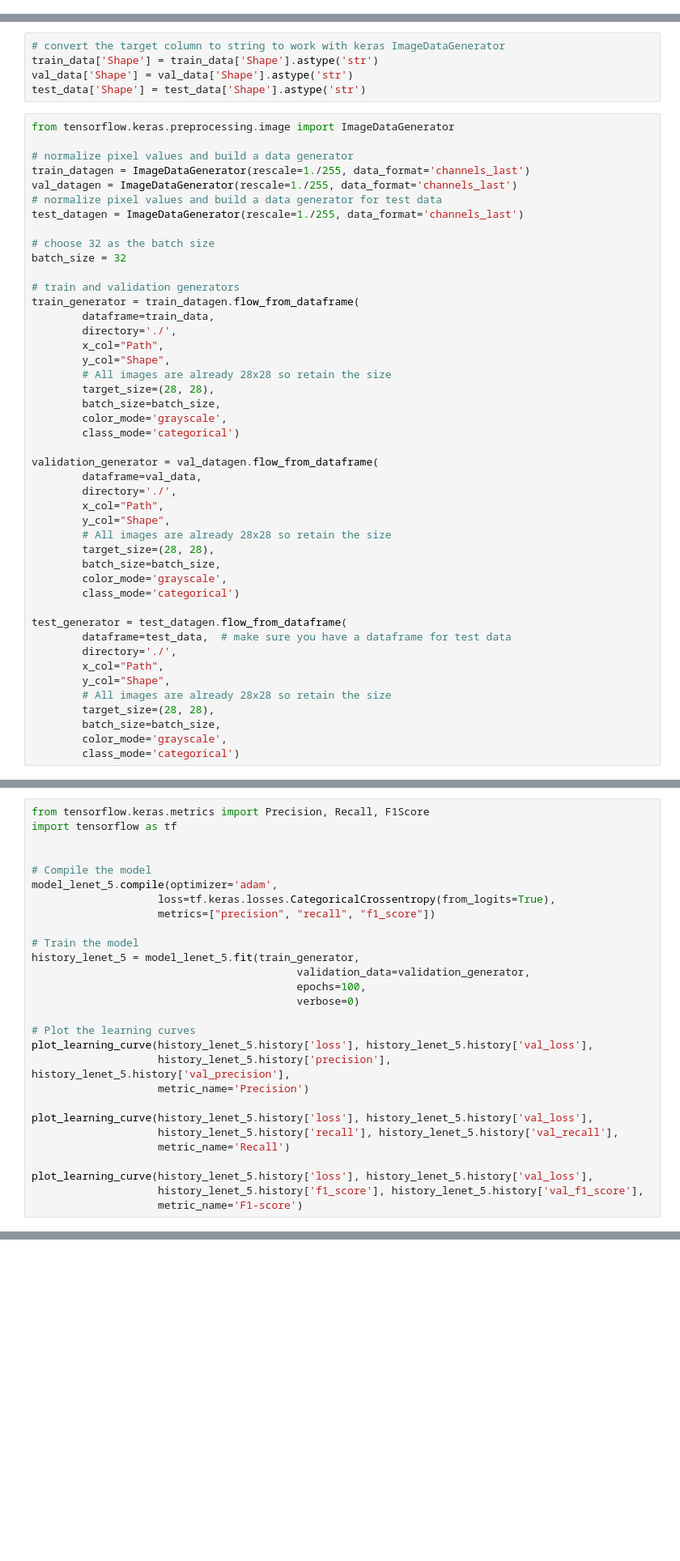
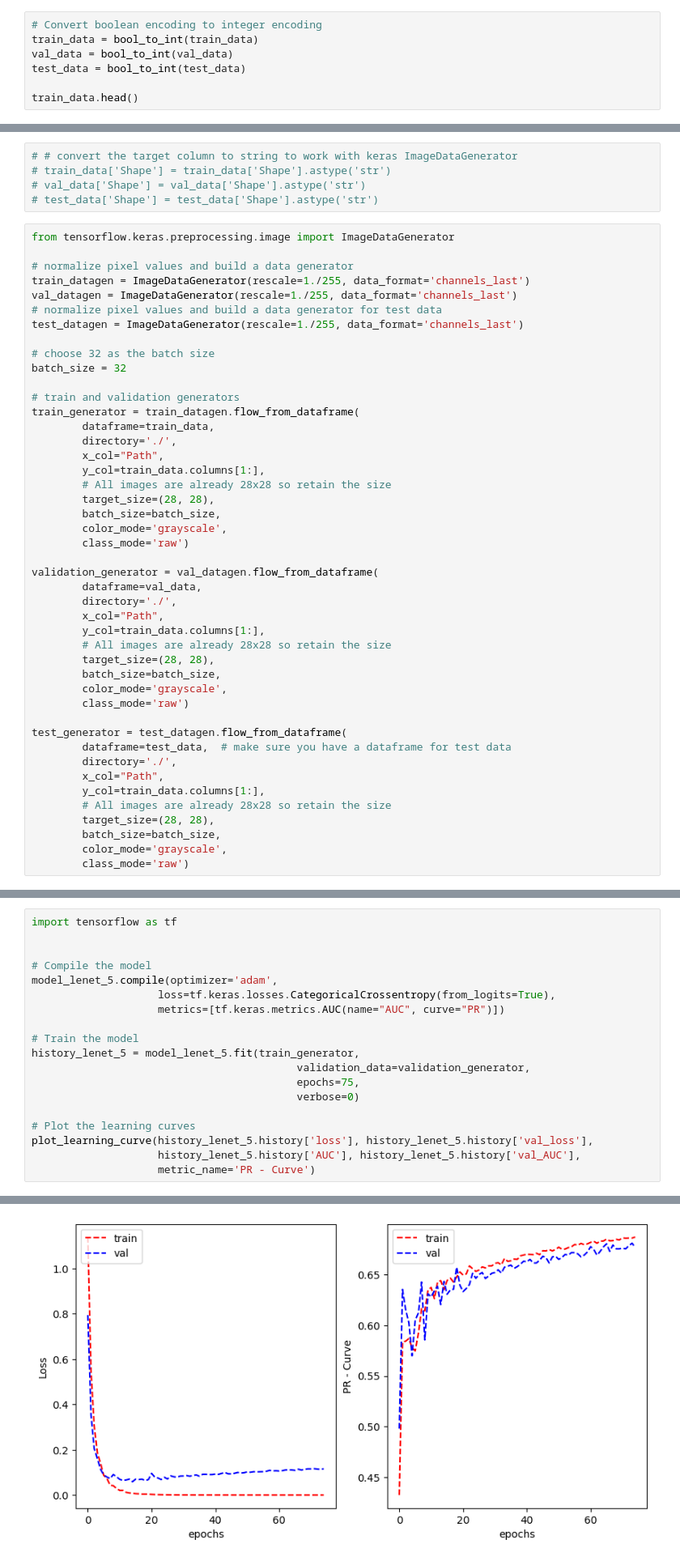
Before and after one commit to ashwin-sreejith/Traffic_Sign_Detection, a Jupyter notebook: cnn.ipynb, the cells around one changed output, grey strips where cells are left out. Shown at 81% size. Saved outputs shown, nothing was run; the diff lists cells and outputs as text; blank space fills up the shorter version.

```diff
--- a/cnn.ipynb
+++ b/cnn.ipynb
@@ -57,0 +75,7 @@ Train data : 2219, Val Data: 740, Test Data: 740
+# %%
+# Convert boolean encoding to integer encoding
+train_data = bool_to_int(train_data)
+val_data = bool_to_int(val_data)
+test_data = bool_to_int(test_data)
+
+train_data.head()
@@ -58,8 +89,8 @@ Train data : 2219, Val Data: 740, Test Data: 740
 # %%
-# convert the target column to string to work with keras ImageDataGenerator
-train_data['Shape'] = train_data['Shape'].astype('str')
-val_data['Shape'] = val_data['Shape'].astype('str')
-test_data['Shape'] = test_data['Shape'].astype('str')
+# # convert the target column to string to work with keras ImageDataGenerator
+# train_data['Shape'] = train_data['Shape'].astype('str')
+# val_data['Shape'] = val_data['Shape'].astype('str')
+# test_data['Shape'] = test_data['Shape'].astype('str')
 # %%
 from tensorflow.keras.preprocessing.image import ImageDataGenerator
 
@@ -77,32 +108,32 @@ train_generator = train_datagen.flow_from_dataframe(
         dataframe=train_data,
         directory='./',
         x_col="Path",
-        y_col="Shape",
+        y_col=train_data.columns[1:],
         # All images are already 28x28 so retain the size
         target_size=(28, 28),
         batch_size=batch_size,
         color_mode='grayscale',
-        class_mode='categorical')
+        class_mode='raw')
 
 validation_generator = val_datagen.flow_from_dataframe(
         dataframe=val_data,
         directory='./',
         x_col="Path",
-        y_col="Shape",
+        y_col=train_data.columns[1:],
         # All images are already 28x28 so retain the size
         target_size=(28, 28),
         batch_size=batch_size,
         color_mode='grayscale',
-        class_mode='categorical')
+        class_mode='raw')
 
 test_generator = test_datagen.flow_from_dataframe(
         dataframe=test_data,  # make sure you have a dataframe for test data
         directory='./',
         x_col="Path",
-        y_col="Shape",
+        y_col=train_data.columns[1:],
         # All images are already 28x28 so retain the size
         target_size=(28, 28),
         batch_size=batch_size,
         color_mode='grayscale',
-        class_mode='categorical')
+        class_mode='raw')
 # %% [output]
@@ -169,31 +203,22 @@ We have decided to follow the common LeNet-5 architecture
 * Dense Layer 2: 84 - This is also a common configuration
 Relu activation function is used for all layers except the output layer as it introduces non-linearity and helps to learn more complex representations. We use softmax activation function in the output layer as this is a multi-class classification problem(as it outputs class probabilities that sum to 1)
 # %%
-from tensorflow.keras.metrics import Precision, Recall, F1Score
 import tensorflow as tf
 
 
 # Compile the model
 model_lenet_5.compile(optimizer='adam',
                     loss=tf.keras.losses.CategoricalCrossentropy(from_logits=True),
-                    metrics=["precision", "recall", "f1_score"])
+                    metrics=[tf.keras.metrics.AUC(name="AUC", curve="PR")])
 
 # Train the model
 history_lenet_5 = model_lenet_5.fit(train_generator,
                                           validation_data=validation_generator,
-                                          epochs=100,
+                                          epochs=75,
                                           verbose=0)
 
 # Plot the learning curves
 plot_learning_curve(history_lenet_5.history['loss'], history_lenet_5.history['val_loss'],
-                    history_lenet_5.history['precision'], history_lenet_5.history['val_precision'],
-                    metric_name='Precision')
-
-plot_learning_curve(history_lenet_5.history['loss'], history_lenet_5.history['val_loss'],
-                    history_lenet_5.history['recall'], history_lenet_5.history['val_recall'],
-                    metric_name='Recall')
-
-plot_learning_curve(history_lenet_5.history['loss'], history_lenet_5.history['val_loss'],
-                    history_lenet_5.history['f1_score'], history_lenet_5.history['val_f1_score'],
-                    metric_name='F1-score')
+                    history_lenet_5.history['AUC'], history_lenet_5.history['val_AUC'],
+                    metric_name='PR - Curve')
 # %% [output]
@@ -201,3 +225,4 @@ KeyboardInterrupt:
+[figure, added]
 # %%
 # Generate predictions
 y_pred = model_lenet_5.predict(test_generator)
```
Also changed, not shown: parts of 8 cells of this notebook, 1 other file.
